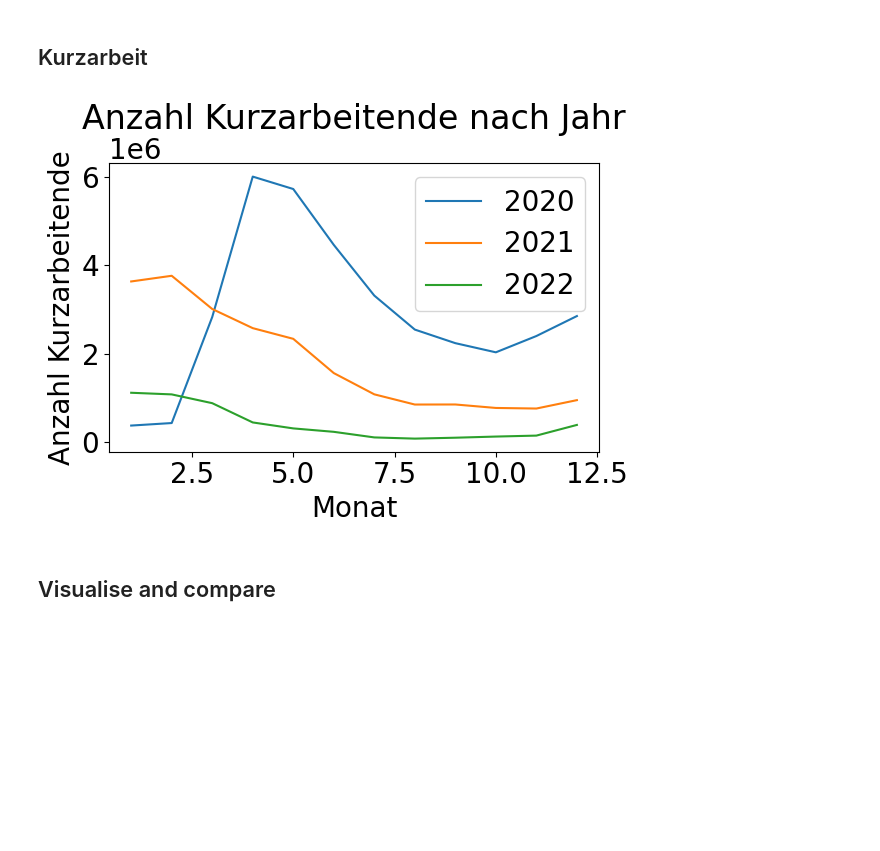
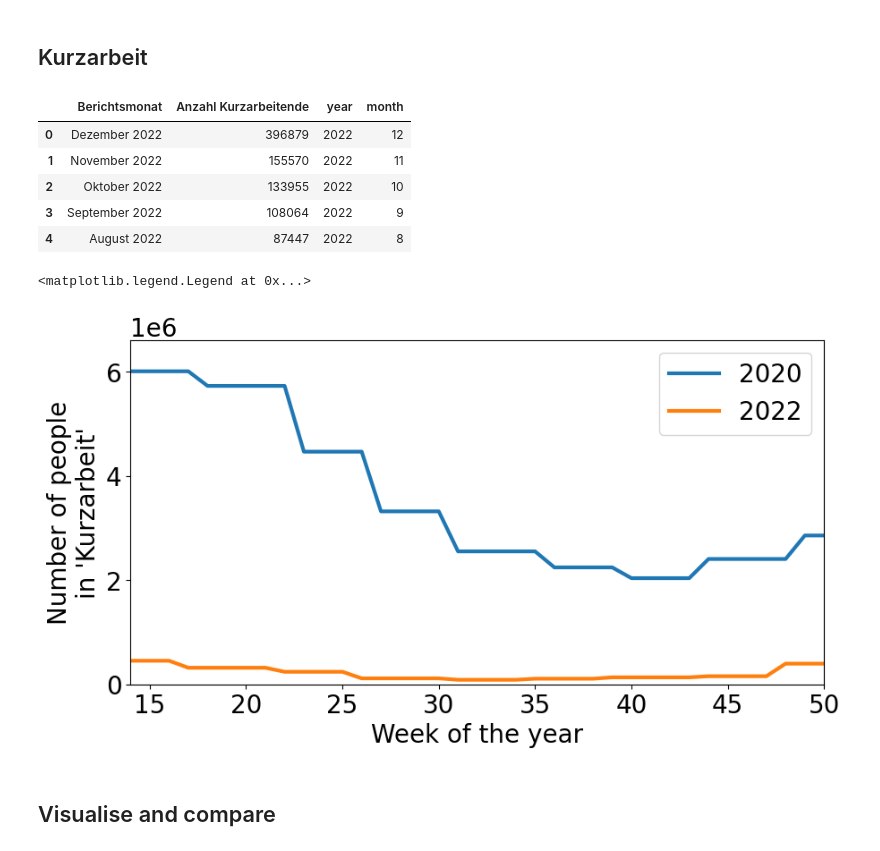
Before and after one commit to Priesemann-Group/mobility_inference, a Jupyter notebook: input_data_analysis.ipynb, the cells around one changed output. Saved outputs shown, nothing was run; the diff lists cells and outputs as text; code cells hidden in the pictures; blank space fills up the shorter version.

```diff
--- a/input_data_analysis.ipynb
+++ b/input_data_analysis.ipynb
@@ -543,17 +585,45 @@ def german_month_to_num(month):
 df = pd.read_csv('data/kurzarbeit.csv', sep=';')
 df['year'] = df['Berichtsmonat'].str[-4:]
 df['month'] = df['Berichtsmonat'].str[:-5]
+
 # turn month names into numbers with german_month_to_num function
 df['month'] = df['month'].apply(german_month_to_num)
-df = df.pivot(index='month', columns='year', values='Anzahl Kurzarbeitende')
-
-ax = df.plot(title='Anzahl Kurzarbeitende nach Jahr')
-ax.set_xlabel('Monat')
-ax.set_ylabel('Anzahl Kurzarbeitende')
-ax.legend()
-
-plt.tight_layout()
-plt.show()
+#df.head()
 # %% [output]
-[figure, removed]
+|  | Berichtsmonat | Anzahl Kurzarbeitende | year | month |
+| 0 | Dezember 2022 | 396879 | 2022 | 12 |
+| 1 | November 2022 | 155570 | 2022 | 11 |
+| 2 | Oktober 2022 | 133955 | 2022 | 10 |
+| 3 | September 2022 | 108064 | 2022 | 9 |
+| 4 | August 2022 | 87447 | 2022 | 8 |
+# %%
+def get_weekly_kurzarbeit(df_in, dates_in, year_in):
+    # create new df with mobility_dates_2020 as index and Anzahl Kurzarbeitende of the corresponding month as column
+    df_out = pd.DataFrame(index=dates_in, columns=['Anzahl Kurzarbeitende'])
+    # now assign for each week the number of Kurzarbeitende of the month corresponding to the week
+    for week in df_out.index:
+        # get value of 'Anzahl Kurzarbeitende' in df for column 'month' week.month and 'year' 2020
+        value = df_in.loc[(df_in['month'] == week.month) & (df_in['year'] == year_in), 'Anzahl Kurzarbeitende'].values[0]
+        df_out.loc[week, 'Anzahl Kurzarbeitende'] = value
+    return df_out
+df_kurzarbeit_2020 = get_weekly_kurzarbeit(df, mobility_dates_2020, '2020')
+df_kurzarbeit_2022 = get_weekly_kurzarbeit(df, mobility_dates_2022_shortened, '2022')
+# %%
+weeks = mobility_df_2020.week.values
+# plot kurzarbeit for both years
+fig, ax = plt.subplots(figsize=(10, 5))
+# set linewidth to 3
+lw = 3
+ax.plot(weeks, df_kurzarbeit_2020['Anzahl Kurzarbeitende'].values, label='2020', lw=lw)
+ax.plot(weeks, df_kurzarbeit_2022['Anzahl Kurzarbeitende'].values, label='2022', lw=lw)
+ax.set_xlabel('Week of the year')
+# set xlim
+ax.set_xlim(weeks[0], weeks[-1])
+# set ylim
+ax.set_ylim(0, 1.1*max(df_kurzarbeit_2020['Anzahl Kurzarbeitende'].values))
+ax.set_ylabel("Number of people\nin 'Kurzarbeit'")
+ax.legend()
+# %% [output]
+<matplotlib.legend.Legend at 0x...>
+[figure, added]
 # %%
```
Also changed, not shown: parts of 6 cells of this notebook.
